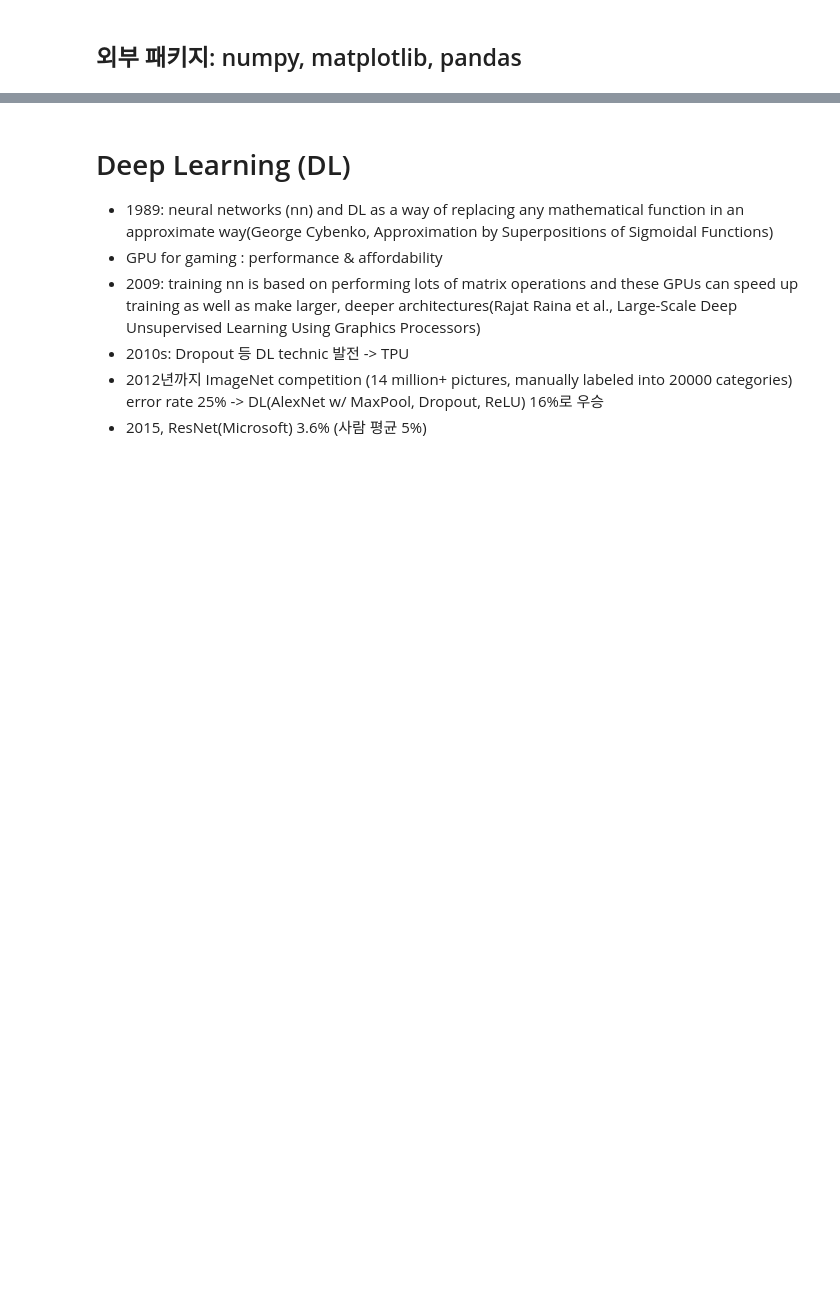
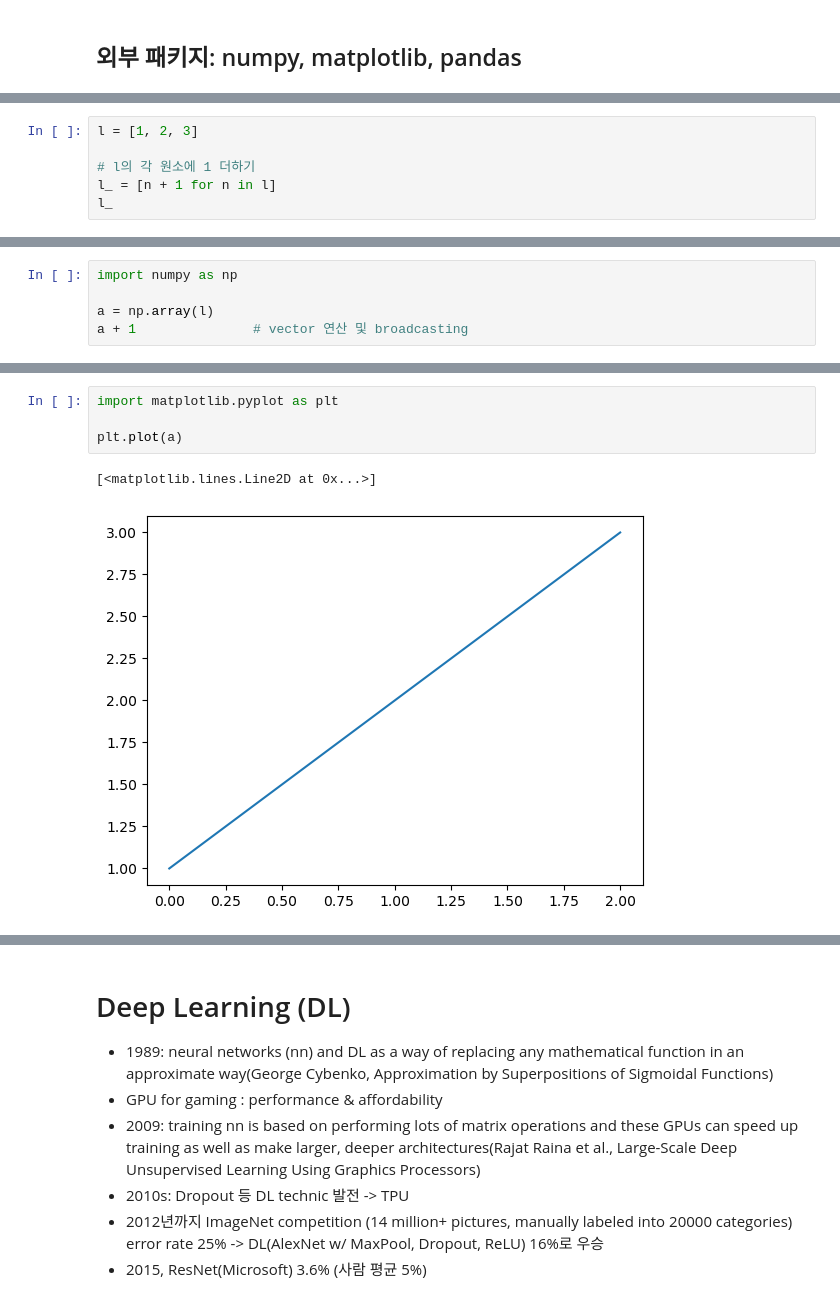
Before and after one commit to ajwkim/NSM_PDL, a Jupyter notebook: PDL_Python.ipynb, the cells around one changed output, grey strips where cells are left out. Drawn from its saved outputs; the diff is of its cells as text; blank space fills up the shorter version.

```diff
--- a/PDL_Python.ipynb
+++ b/PDL_Python.ipynb
@@ -1844,0 +1930,6 @@ sample.get_string_multiplied(3)
+# %%
+l = [1, 2, 3]
+
+# l의 각 원소에 1 더하기
+l_ = [n + 1 for n in l]
+l_
@@ -1844,0 +1938,5 @@ sample.get_string_multiplied(3)
+# %%
+import numpy as np
+
+a = np.array(l)
+a + 1               # vector 연산 및 broadcasting
@@ -1844,0 +1950,7 @@ sample.get_string_multiplied(3)
+# %%
+import matplotlib.pyplot as plt
+
+plt.plot(a)
+# %% [output]
+[<matplotlib.lines.Line2D at 0x...>]
+[figure, added]
```
Also changed, not shown: parts of 17 cells of this notebook.
